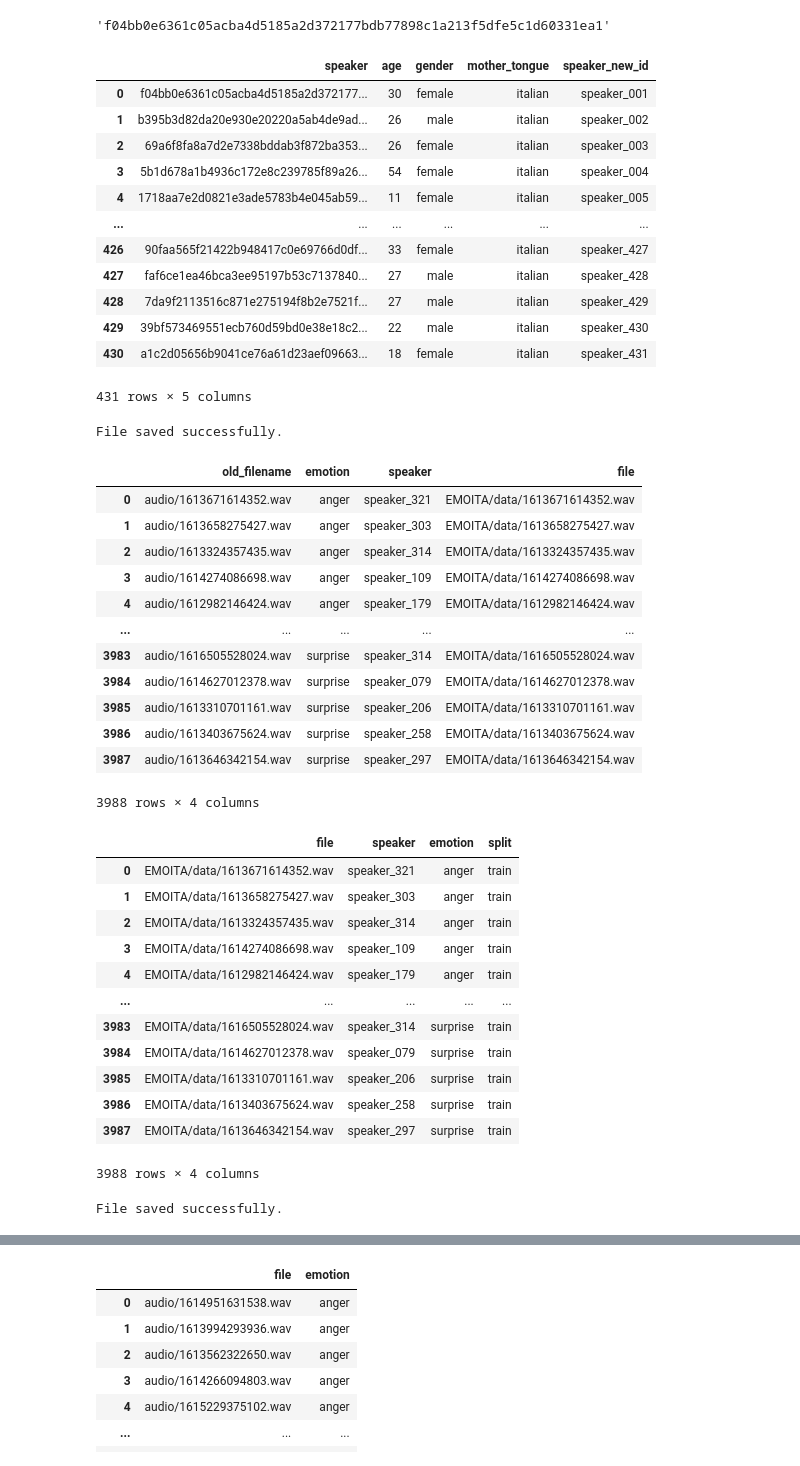
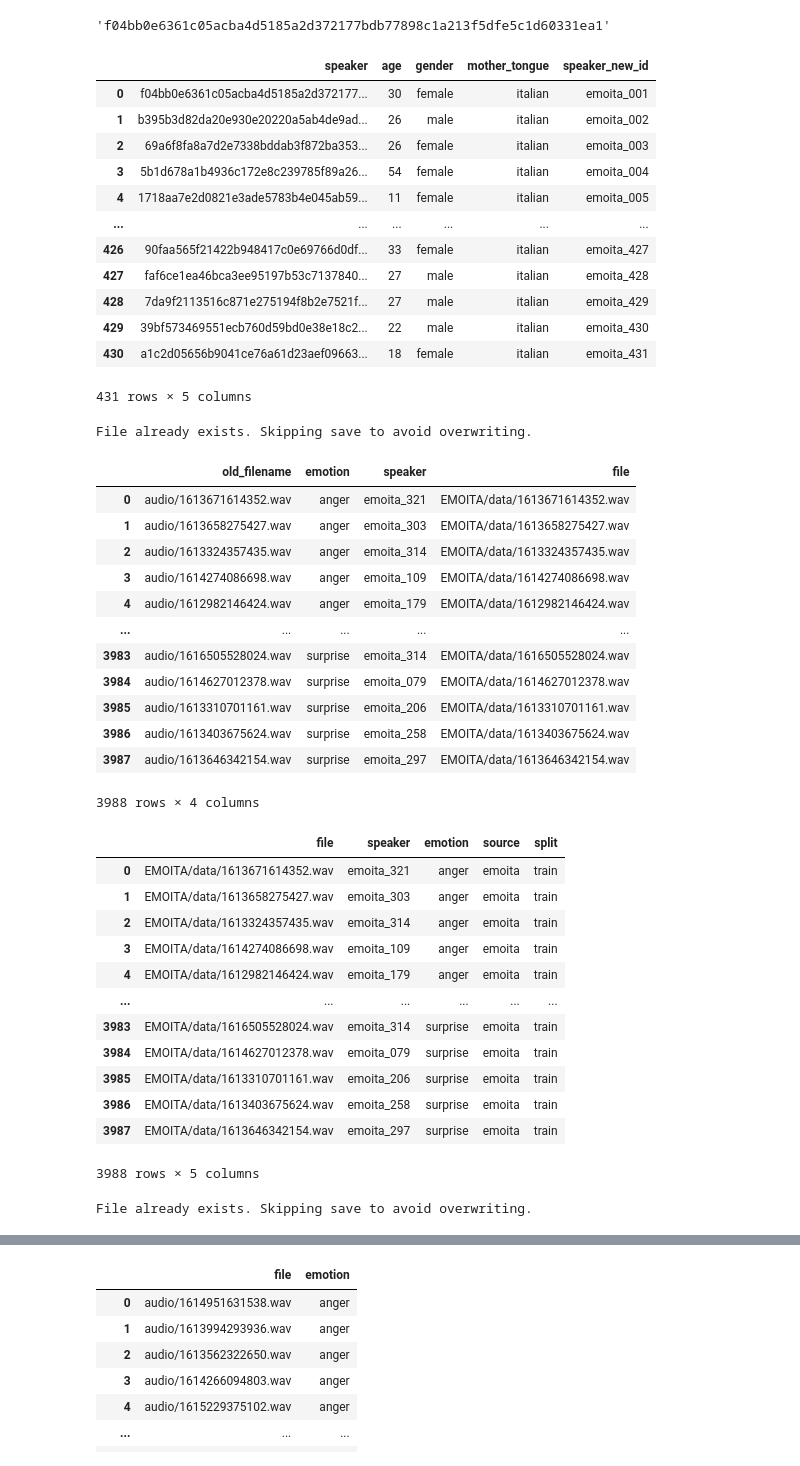
Before and after one commit to Alf-Ses/SER, a Jupyter notebook: data&sources.ipynb, the cells around one changed output, grey strips where cells are left out. Drawn from its saved outputs; the diff is of its cells as text; code cells hidden in the pictures.

Commit message:
New changes for media files and tables

```diff
--- a/data&sources.ipynb
+++ b/data&sources.ipynb
@@ -357,23 +681,23 @@ emoita_speakers.iloc[0]['speaker']
 # %%
 unique_hashes = emoita_speakers['speaker'].unique()
 
-speaker_map = {original : f"speaker_{i+1:03d}" for i, original in enumerate(unique_hashes)}
+speaker_map = {original : f"emoita_{i+1:03d}" for i, original in enumerate(unique_hashes)}
 
 emoita_speakers["speaker_new_id"] = emoita_speakers["speaker"].map(speaker_map)
 emoita_speakers
 # %% [output]
 |  | speaker | age | gender | mother_tongue | speaker_new_id |
-| 0 | f04bb0e6361c05acba4d5185a2d372177... | 30 | female | italian | speaker_001 |
-| 1 | b395b3d82da20e930e20220a5ab4de9ad... | 26 | male | italian | speaker_002 |
-| 2 | 69a6f8fa8a7d2e7338bddab3f872ba353... | 26 | female | italian | speaker_003 |
-| 3 | 5b1d678a1b4936c172e8c239785f89a26... | 54 | female | italian | speaker_004 |
-| 4 | 1718aa7e2d0821e3ade5783b4e045ab59... | 11 | female | italian | speaker_005 |
+| 0 | f04bb0e6361c05acba4d5185a2d372177... | 30 | female | italian | emoita_001 |
+| 1 | b395b3d82da20e930e20220a5ab4de9ad... | 26 | male | italian | emoita_002 |
+| 2 | 69a6f8fa8a7d2e7338bddab3f872ba353... | 26 | female | italian | emoita_003 |
+| 3 | 5b1d678a1b4936c172e8c239785f89a26... | 54 | female | italian | emoita_004 |
+| 4 | 1718aa7e2d0821e3ade5783b4e045ab59... | 11 | female | italian | emoita_005 |
 | ... | ... | ... | ... | ... | ... |
-| 426 | 90faa565f21422b948417c0e69766d0df... | 33 | female | italian | speaker_427 |
-| 427 | faf6ce1ea46bca3ee95197b53c7137840... | 27 | male | italian | speaker_428 |
-| 428 | 7da9f2113516c871e275194f8b2e7521f... | 27 | male | italian | speaker_429 |
-| 429 | 39bf573469551ecb760d59bd0e38e18c2... | 22 | male | italian | speaker_430 |
-| 430 | a1c2d05656b9041ce76a61d23aef09663... | 18 | female | italian | speaker_431 |
+| 426 | 90faa565f21422b948417c0e69766d0df... | 33 | female | italian | emoita_427 |
+| 427 | faf6ce1ea46bca3ee95197b53c7137840... | 27 | male | italian | emoita_428 |
+| 428 | 7da9f2113516c871e275194f8b2e7521f... | 27 | male | italian | emoita_429 |
+| 429 | 39bf573469551ecb760d59bd0e38e18c2... | 22 | male | italian | emoita_430 |
+| 430 | a1c2d05656b9041ce76a61d23aef09663... | 18 | female | italian | emoita_431 |
 431 rows × 5 columns
 # %%
 if os.path.exists("EMOITA/speakers.csv"):
@@ -382,42 +706,43 @@ else:
     emoita_speakers.to_csv("EMOITA/speakers.csv", index = False)
     print("File saved successfully.")
 # %% [output]
-File saved successfully.
+File already exists. Skipping save to avoid overwriting.
 # %%
 emoita_train.replace({"speaker": speaker_map}, inplace=True)
 emoita_train
 # %% [output]
 |  | old_filename | emotion | speaker | file |
-| 0 | audio/1613671614352.wav | anger | speaker_321 | EMOITA/data/1613671614352.wav |
-| 1 | audio/1613658275427.wav | anger | speaker_303 | EMOITA/data/1613658275427.wav |
-| 2 | audio/1613324357435.wav | anger | speaker_314 | EMOITA/data/1613324357435.wav |
-| 3 | audio/1614274086698.wav | anger | speaker_109 | EMOITA/data/1614274086698.wav |
-| 4 | audio/1612982146424.wav | anger | speaker_179 | EMOITA/data/1612982146424.wav |
+| 0 | audio/1613671614352.wav | anger | emoita_321 | EMOITA/data/1613671614352.wav |
+| 1 | audio/1613658275427.wav | anger | emoita_303 | EMOITA/data/1613658275427.wav |
+| 2 | audio/1613324357435.wav | anger | emoita_314 | EMOITA/data/1613324357435.wav |
+| 3 | audio/1614274086698.wav | anger | emoita_109 | EMOITA/data/1614274086698.wav |
+| 4 | audio/1612982146424.wav | anger | emoita_179 | EMOITA/data/1612982146424.wav |
 | ... | ... | ... | ... | ... |
-| 3983 | audio/1616505528024.wav | surprise | speaker_314 | EMOITA/data/1616505528024.wav |
-| 3984 | audio/1614627012378.wav | surprise | speaker_079 | EMOITA/data/1614627012378.wav |
-| 3985 | audio/1613310701161.wav | surprise | speaker_206 | EMOITA/data/1613310701161.wav |
-| 3986 | audio/1613403675624.wav | surprise | speaker_258 | EMOITA/data/1613403675624.wav |
-| 3987 | audio/1613646342154.wav | surprise | speaker_297 | EMOITA/data/1613646342154.wav |
+| 3983 | audio/1616505528024.wav | surprise | emoita_314 | EMOITA/data/1616505528024.wav |
+| 3984 | audio/1614627012378.wav | surprise | emoita_079 | EMOITA/data/1614627012378.wav |
+| 3985 | audio/1613310701161.wav | surprise | emoita_206 | EMOITA/data/1613310701161.wav |
+| 3986 | audio/1613403675624.wav | surprise | emoita_258 | EMOITA/data/1613403675624.wav |
+| 3987 | audio/1613646342154.wav | surprise | emoita_297 | EMOITA/data/1613646342154.wav |
 3988 rows × 4 columns
 # %%
 emoita_train = emoita_train[["file", "speaker", "emotion"]]
+emoita_train['source'] = 'emoita'
 emoita_train["split"] = "train"
 emoita_train
 # %% [output]
-|  | file | speaker | emotion | split |
-| 0 | EMOITA/data/1613671614352.wav | speaker_321 | anger | train |
-| 1 | EMOITA/data/1613658275427.wav | speaker_303 | anger | train |
-| 2 | EMOITA/data/1613324357435.wav | speaker_314 | anger | train |
-| 3 | EMOITA/data/1614274086698.wav | speaker_109 | anger | train |
-| 4 | EMOITA/data/1612982146424.wav | speaker_179 | anger | train |
-| ... | ... | ... | ... | ... |
-| 3983 | EMOITA/data/1616505528024.wav | speaker_314 | surprise | train |
-| 3984 | EMOITA/data/1614627012378.wav | speaker_079 | surprise | train |
-| 3985 | EMOITA/data/1613310701161.wav | speaker_206 | surprise | train |
-| 3986 | EMOITA/data/1613403675624.wav | speaker_258 | surprise | train |
-| 3987 | EMOITA/data/1613646342154.wav | speaker_297 | surprise | train |
+|  | file | speaker | emotion | source | split |
+| 0 | EMOITA/data/1613671614352.wav | emoita_321 | anger | emoita | train |
+| 1 | EMOITA/data/1613658275427.wav | emoita_303 | anger | emoita | train |
+| 2 | EMOITA/data/1613324357435.wav | emoita_314 | anger | emoita | train |
+| 3 | EMOITA/data/1614274086698.wav | emoita_109 | anger | emoita | train |
+| 4 | EMOITA/data/1612982146424.wav | emoita_179 | anger | emoita | train |
+| ... | ... | ... | ... | ... | ... |
+| 3983 | EMOITA/data/1616505528024.wav | emoita_314 | surprise | emoita | train |
+| 3984 | EMOITA/data/1614627012378.wav | emoita_079 | surprise | emoita | train |
+| 3985 | EMOITA/data/1613310701161.wav | emoita_206 | surprise | emoita | train |
+| 3986 | EMOITA/data/1613403675624.wav | emoita_258 | surprise | emoita | train |
+| 3987 | EMOITA/data/1613646342154.wav | emoita_297 | surprise | emoita | train |
-3988 rows × 4 columns
+3988 rows × 5 columns
 # %%
 if os.path.exists("EMOITA/emoita_train_files.csv"):
     print("File already exists. Skipping save to avoid overwriting.")
@@ -425,4 +750,4 @@ else:
     emoita_train.to_csv("EMOITA/emoita_train_files.csv", index = False)
     print("File saved successfully.")
 # %% [output]
-File saved successfully.
+File already exists. Skipping save to avoid overwriting.
```
Also changed, not shown: parts of 70 cells of this notebook, 17 other files.
